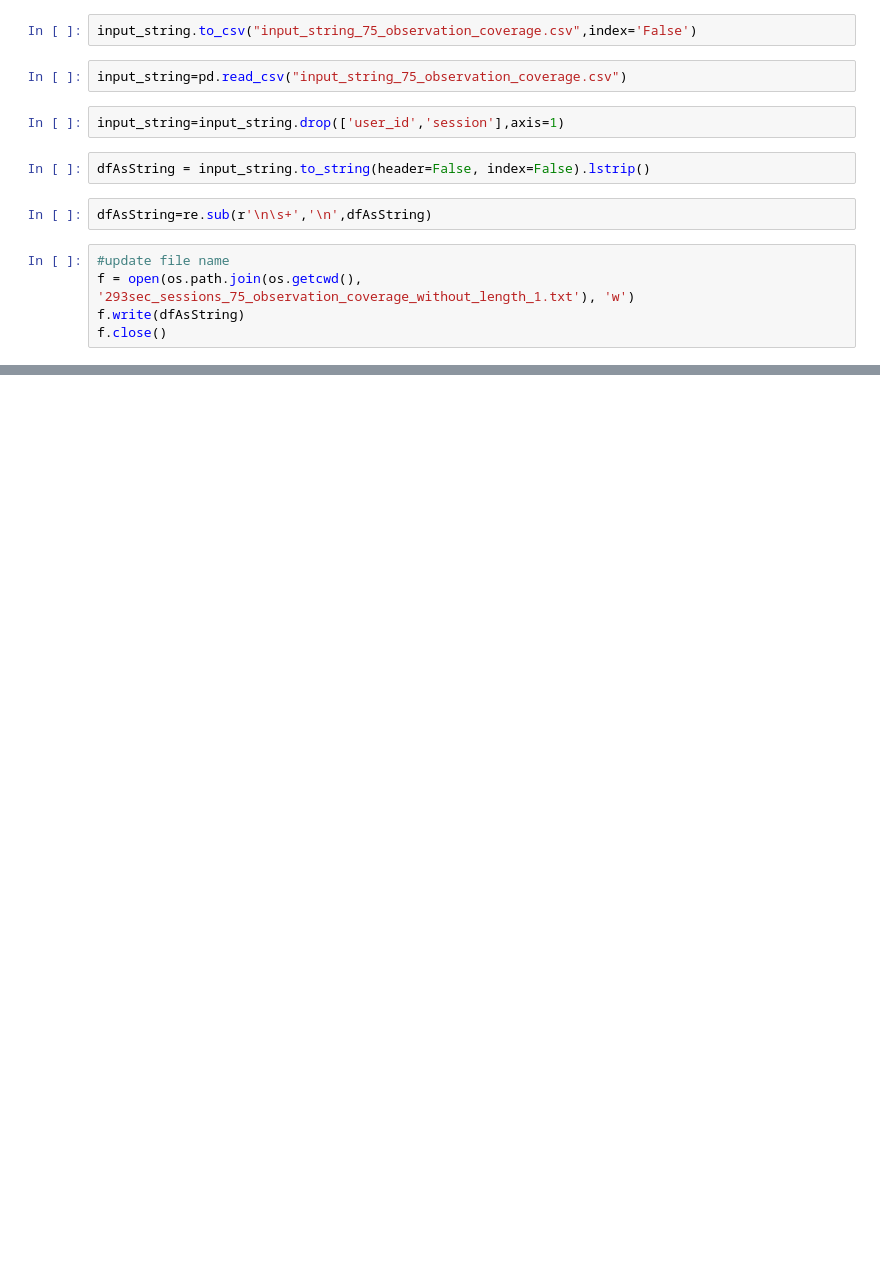
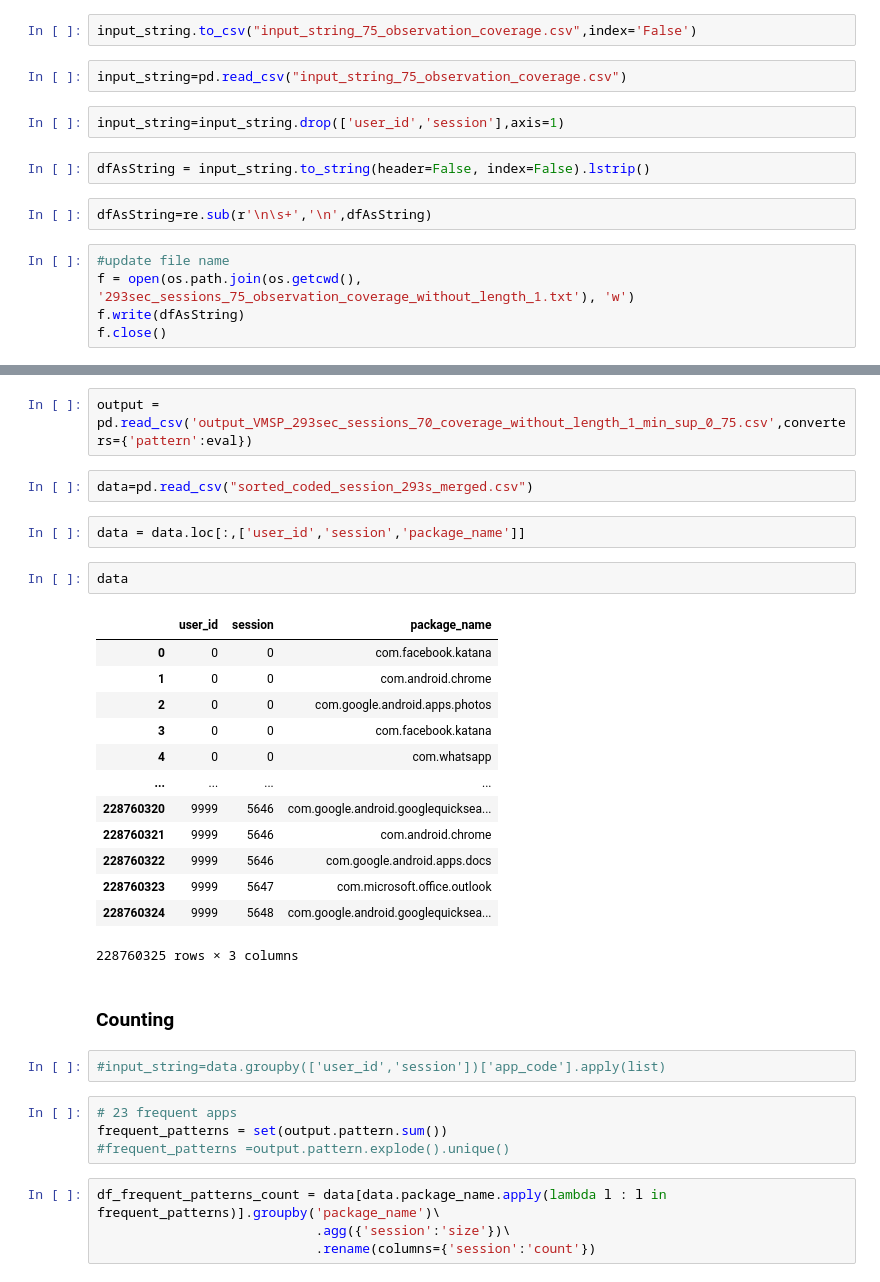
Before and after one commit to ClaraAndersen/motifs_and_competition_in_app_usage, a Jupyter notebook: removing_apps_based_on_coverage.ipynb, the cells around one changed output, grey strips where cells are left out. Drawn from its saved outputs; the diff is of its cells as text; blank space fills up the shorter version.

```diff
--- a/removing_apps_based_on_coverage.ipynb
+++ b/removing_apps_based_on_coverage.ipynb
@@ -227,0 +163,34 @@ CalledProcessError: Command '['java', '-jar', '/home/s164574/motifs_and_competit
+# %%
+output = pd.read_csv('output_VMSP_293sec_sessions_70_coverage_without_length_1_min_sup_0_75.csv',converters={'pattern':eval})
+# %%
+data=pd.read_csv("sorted_coded_session_293s_merged.csv")
+# %%
+data = data.loc[:,['user_id','session','package_name']]
+# %%
+data
+# %% [output]
+|  | user_id | session | package_name |
+| 0 | 0 | 0 | com.facebook.katana |
+| 1 | 0 | 0 | com.android.chrome |
+| 2 | 0 | 0 | com.google.android.apps.photos |
+| 3 | 0 | 0 | com.facebook.katana |
+| 4 | 0 | 0 | com.whatsapp |
+| ... | ... | ... | ... |
+| 228760320 | 9999 | 5646 | com.google.android.googlequicksea... |
+| 228760321 | 9999 | 5646 | com.android.chrome |
+| 228760322 | 9999 | 5646 | com.google.android.apps.docs |
+| 228760323 | 9999 | 5647 | com.microsoft.office.outlook |
+| 228760324 | 9999 | 5648 | com.google.android.googlequicksea... |
+228760325 rows × 3 columns
+# %% [markdown]
+### Counting
+# %%
+#input_string=data.groupby(['user_id','session'])['app_code'].apply(list)
+# %%
+# 23 frequent apps
+frequent_patterns = set(output.pattern.sum())
+#frequent_patterns =output.pattern.explode().unique()
+# %%
+df_frequent_patterns_count = data[data.package_name.apply(lambda l : l in frequent_patterns)].groupby('package_name')\
+                            .agg({'session':'size'})\
+                            .rename(columns={'session':'count'})
```
Also changed, not shown: parts of 31 cells of this notebook.
